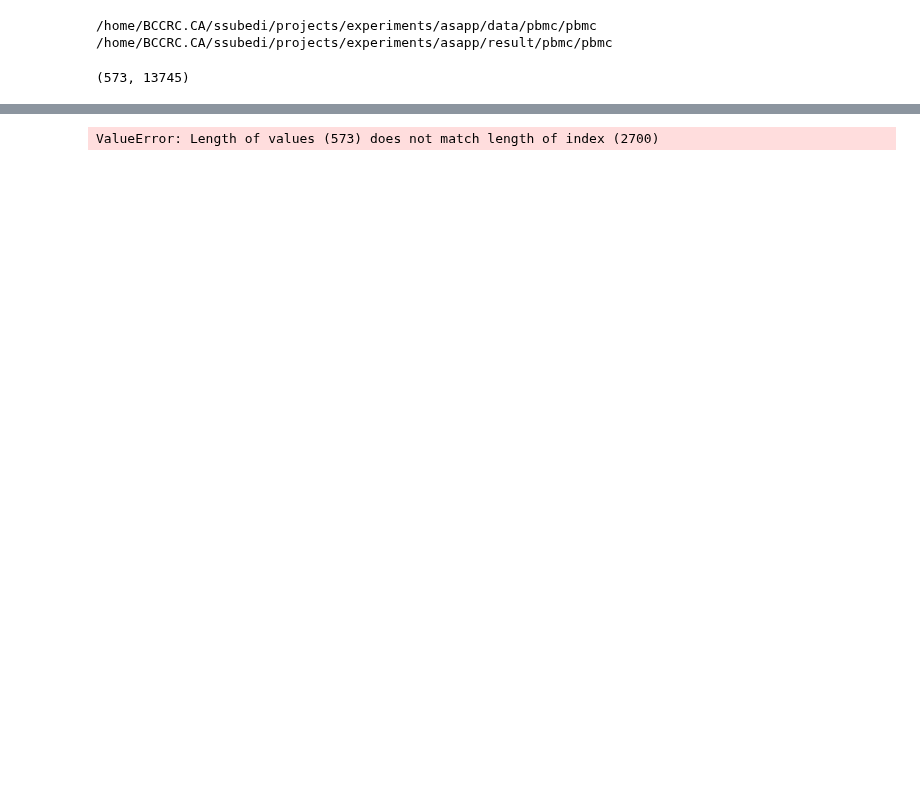
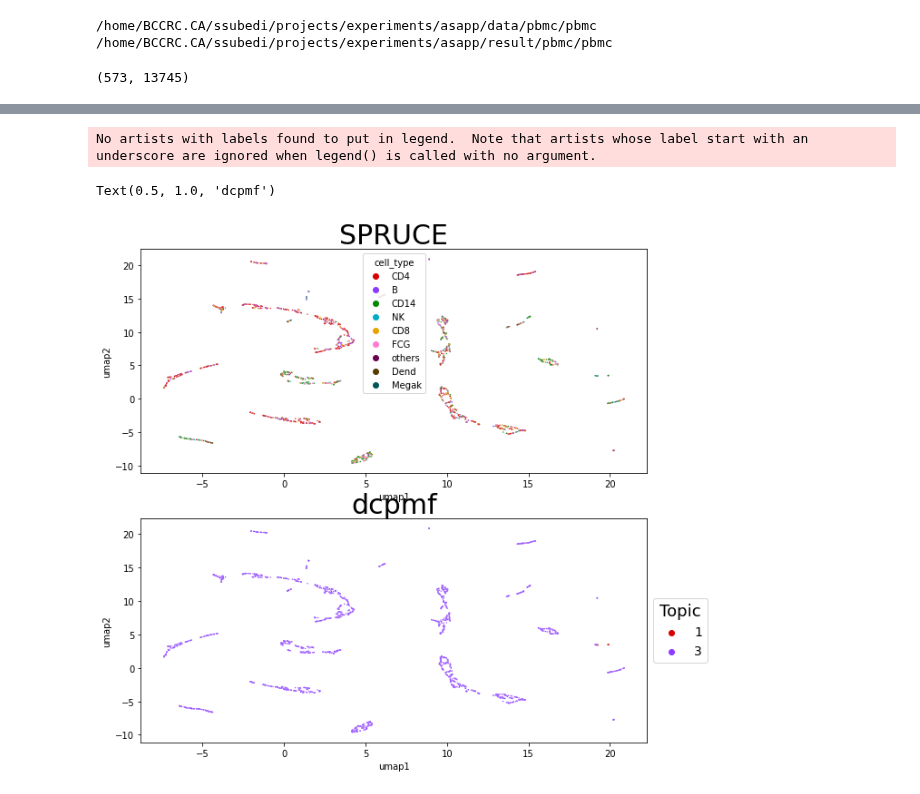
Before and after one commit to causalpathlab/asapp, a Jupyter notebook: examples/2_pbmc_data_asapc.ipynb, the cells around one changed output, grey strips where cells are left out. Cells and saved outputs as stored; diff of their text form; code cells hidden in the pictures; blank space fills up the shorter version.

```diff
--- a/examples/2_pbmc_data_asapc.ipynb
+++ b/examples/2_pbmc_data_asapc.ipynb
@@ -92,0 +81,28 @@ sns.clustermap(df_top.T,cmap='viridis')
+# %%
+regm = asapc.ASAPREG(dl.mtx.T,nmf.A)
+reg = regm.regress()
+# %%
+beta = nmf.A
+theta = reg.A
+uu = beta.sum(0)
+beta = beta/uu
+prop = theta * uu
+zz = prop.T.sum(0).reshape(theta.shape[0],1)
+prop = prop/zz
+# %%
+import umap
+
+df_pl = pd.read_csv(dl.outpath+'_prior_label.csv.gz')
+
+df_theta = pd.DataFrame(prop)
+df_umap= pd.DataFrame()
+df_umap['cell'] = dl.rows
+df_umap['topic'] = [x for x in df_theta.iloc[:,1:].idxmax(axis=1)]
+
+umap_2d = umap.UMAP(n_components=2, init='random', random_state=0,min_dist=0.0,metric='cosine')
+proj_2d = umap_2d.fit(df_theta.iloc[:,1:])
+df_umap[['umap1','umap2']] = umap_2d.embedding_[:,[0,1]]
+df_umap
+df_umap = pd.merge(df_umap,df_pl[['cell','cell_type']],on='cell',how='left')
+df_umap = df_umap[~df_umap['cell_type'].isna()]
+df_umap
@@ -93,34 +123,19 @@ sns.clustermap(df_top.T,cmap='viridis')
 # %%
-import umap
-
-df_pl = pd.read_csv(dl.outpath+'_prior_label.csv.gz')
-
-df_theta = pd.DataFrame(dcpmf.B)
-df_umap= pd.DataFrame()
-df_umap['cell'] = dl.rows
-df_umap['topic'] = [x for x in df_theta.iloc[:,1:].idxmax(axis=1)]
-
-umap_2d = umap.UMAP(n_components=2, init='random', random_state=0,min_dist=0.0,metric='cosine')
-proj_2d = umap_2d.fit(df_theta.iloc[:,1:])
-df_umap[['umap1','umap2']] = umap_2d.embedding_[:,[0,1]]
-df_umap
-df_umap = pd.merge(df_umap,df_pl[['cell','cell_type']],on='cell',how='left')
-df_umap = df_umap[~df_umap['cell_type'].isna()]
-df_umap
-
 figure,axis = plt.subplots(2,1)
 plt.rcParams["figure.figsize"] = (10,10)
 
 
 cp = sns.color_palette(cc.glasbey_dark, n_colors=len(df_umap['cell_type'].unique()))
 p = sns.scatterplot(data=df_umap, x='umap1', y='umap2', hue='cell_type',s=2,palette=cp,legend=True,ax=axis[0])
 plt.legend(title='Topic',title_fontsize=18, fontsize=14,loc='center left', bbox_to_anchor=(1, 0.5))
 p.axes.set_title("SPRUCE",fontsize=30)
 
 
 cp = sns.color_palette(cc.glasbey_dark, n_colors=len(df_umap['topic'].unique()))
 p = sns.scatterplot(data=df_umap, x='umap1', y='umap2', hue='topic',s=2,palette=cp,legend=True,ax=axis[1])
 plt.legend(title='Topic',title_fontsize=18, fontsize=14,loc='center left', bbox_to_anchor=(1, 0.5))
 p.axes.set_title("dcpmf",fontsize=30)
 # %% [output]
-ValueError: Length of values (573) does not match length of index (2700)
+No artists with labels found to put in legend.  Note that artists whose label start with an underscore are ignored when legend() is called with no argument.
+Text(0.5, 1.0, 'dcpmf')
+[figure, added]
```
Also changed, not shown: parts of 8 cells of this notebook, 6 other files.
